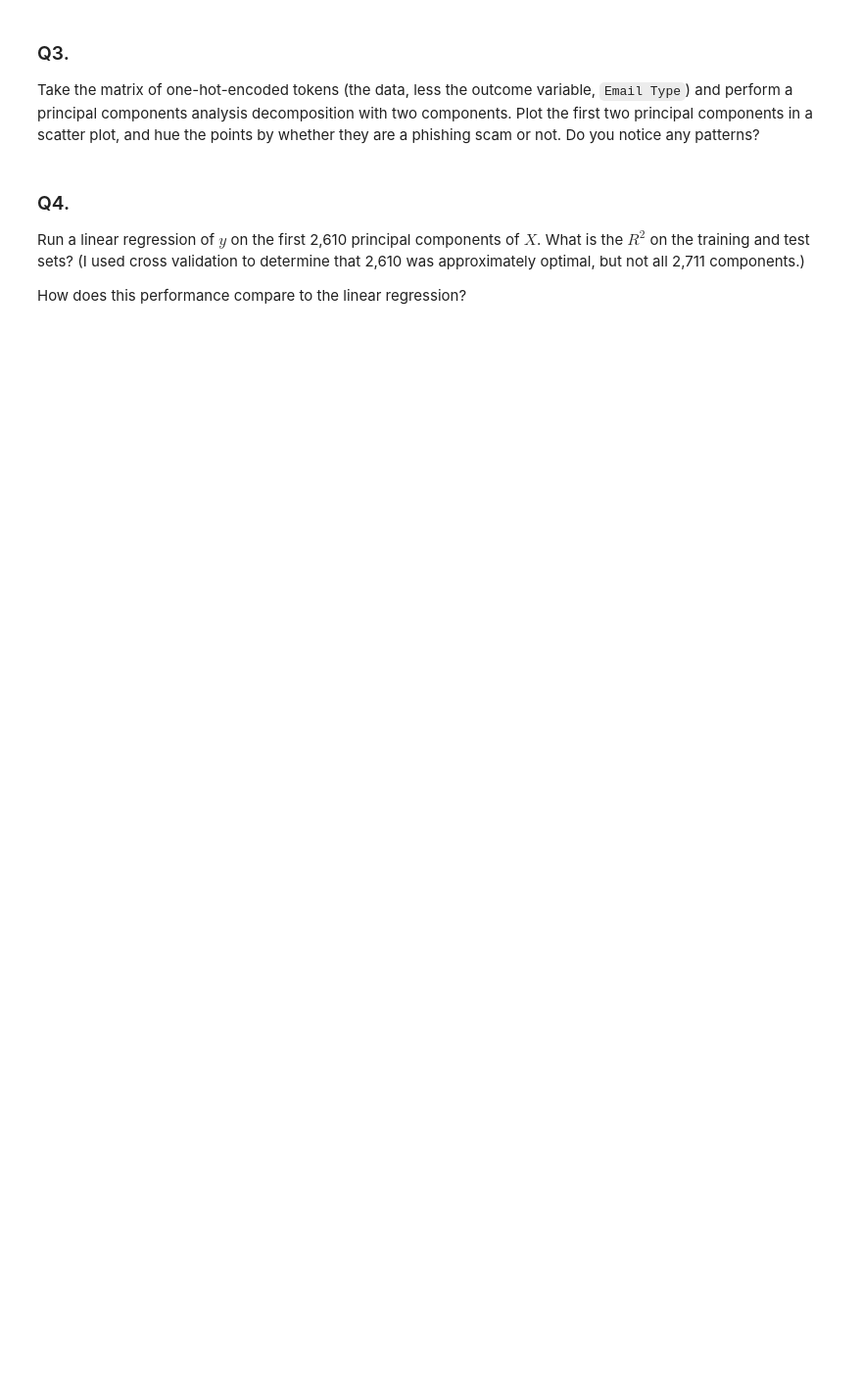
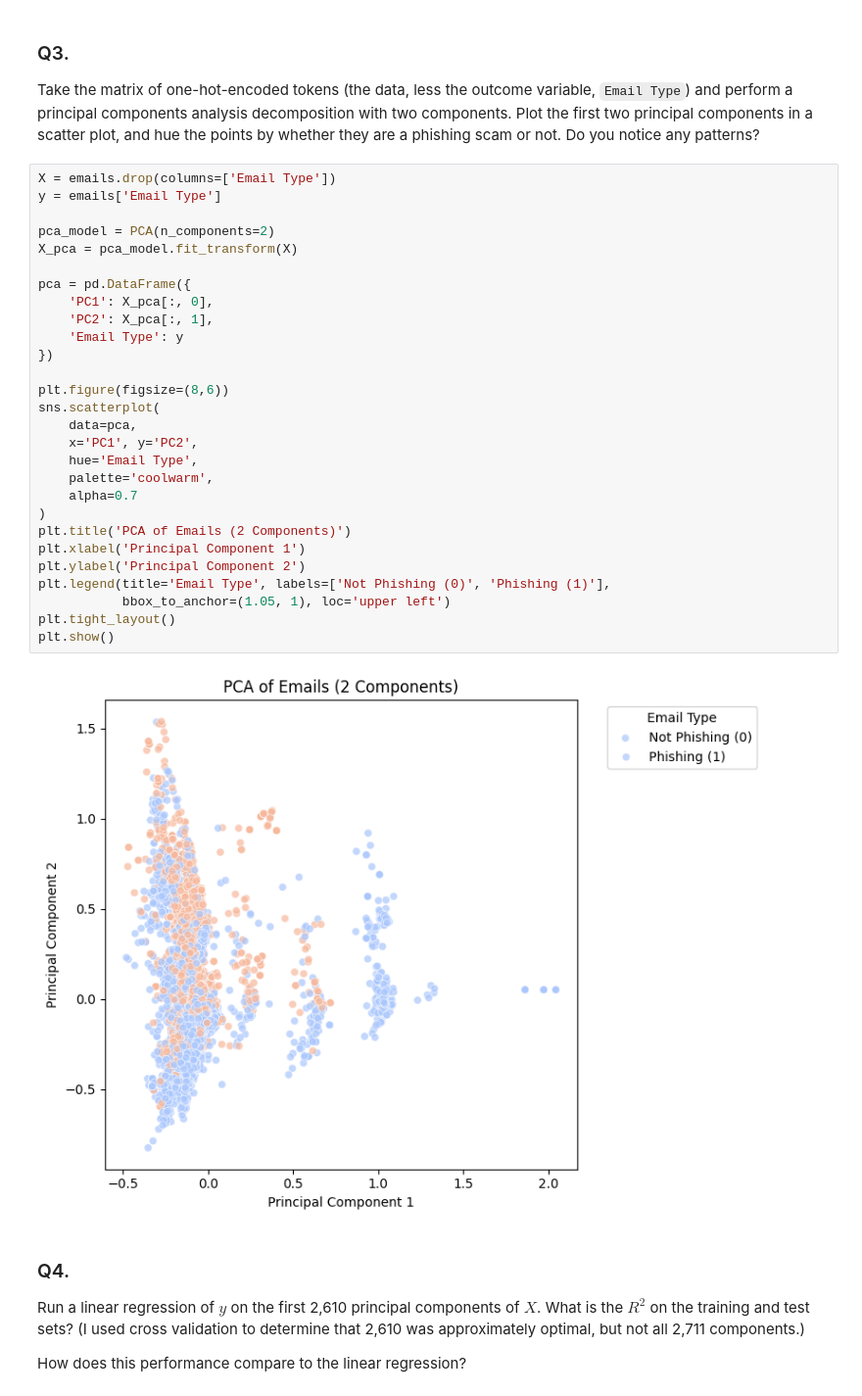
Before and after one commit to bburt26/pca_assignment, a Jupyter notebook: assignment.ipynb, the cells around one changed output. Shown at 98% size. Cells and saved outputs as stored; diff of their text form; blank space fills up the shorter version.

```diff
--- a/assignment.ipynb
+++ b/assignment.ipynb
@@ -38,6 +119,36 @@ Load `Phishing_clean.parquet`. This is the text from the e-mails broken into the
 ### Q3.
 
 Take the matrix of one-hot-encoded tokens (the data, less the outcome variable, `Email Type`) and perform a principal components analysis decomposition with two components. Plot the first two principal components in a scatter plot, and hue the points by whether they are a phishing scam or not. Do you notice any patterns?
+# %%
+X = emails.drop(columns=['Email Type'])
+y = emails['Email Type']
+
+pca_model = PCA(n_components=2)
+X_pca = pca_model.fit_transform(X)
+
+pca = pd.DataFrame({
+    'PC1': X_pca[:, 0],
+    'PC2': X_pca[:, 1],
+    'Email Type': y
+})
+
+plt.figure(figsize=(8,6))
+sns.scatterplot(
+    data=pca,
+    x='PC1', y='PC2',
+    hue='Email Type',
+    palette='coolwarm',
+    alpha=0.7
+)
+plt.title('PCA of Emails (2 Components)')
+plt.xlabel('Principal Component 1')
+plt.ylabel('Principal Component 2')
+plt.legend(title='Email Type', labels=['Not Phishing (0)', 'Phishing (1)'],
+           bbox_to_anchor=(1.05, 1), loc='upper left')
+plt.tight_layout()
+plt.show()
+# %% [output]
+[figure, added]
 # %% [markdown]
 ### Q4.
 
```
Also changed, not shown: parts of 5 cells of this notebook.
